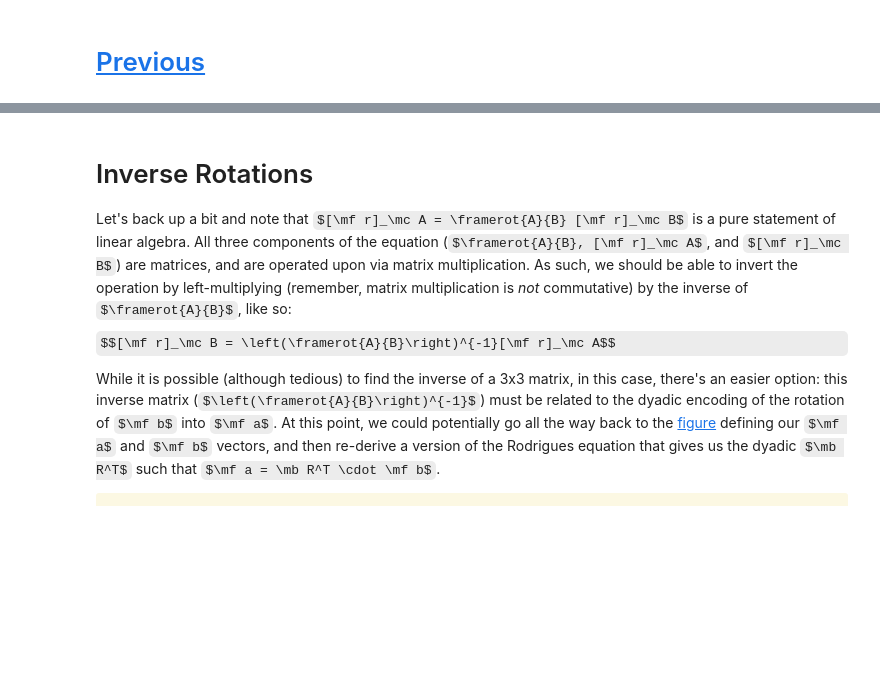
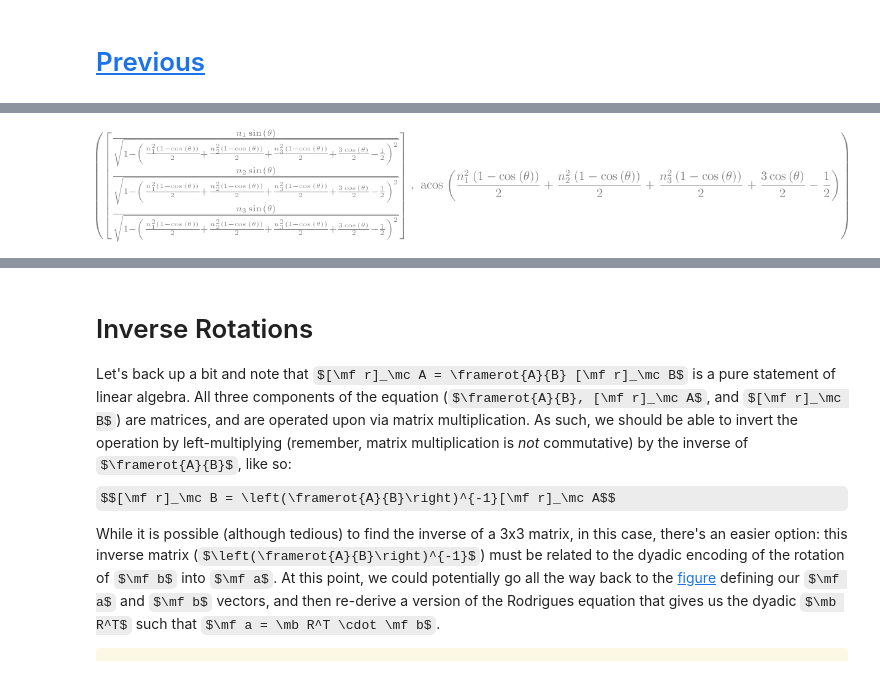
Before and after one commit to dsavransky/astrodynamicsbook, a Jupyter notebook: Notebooks/04-Simple Rotations.ipynb, the cells around one changed output, grey strips where cells are left out. Cells and saved outputs as stored; diff of their text form; code cells hidden in the pictures; some formulas as TeX source; blank space fills up the shorter version.

```diff
--- a/Notebooks/04-Simple Rotations.ipynb
+++ b/Notebooks/04-Simple Rotations.ipynb
@@ -206,0 +240,11 @@ $$ \sqrt{n_1^2 + n_2^2 + n_3^2} = 1$$
+# %%
+costh = (aCb.trace() - 1) / 2
+sinth = sqrt(1 - costh**2)
+# the indexing gets a bit tricky - make sure you agree with this step
+tmp = Matrix([aCb[2, 1] - aCb[1, 2], aCb[0, 2] - aCb[2, 0], aCb[1, 0] - aCb[0, 1]])
+ncalc = tmp / 2 / sinth
+thcalc = acos(costh)
+
+ncalc, thcalc
+# %% [output]
+[figure, added]
```
Also changed, not shown: parts of 34 cells of this notebook, 4 other files.
